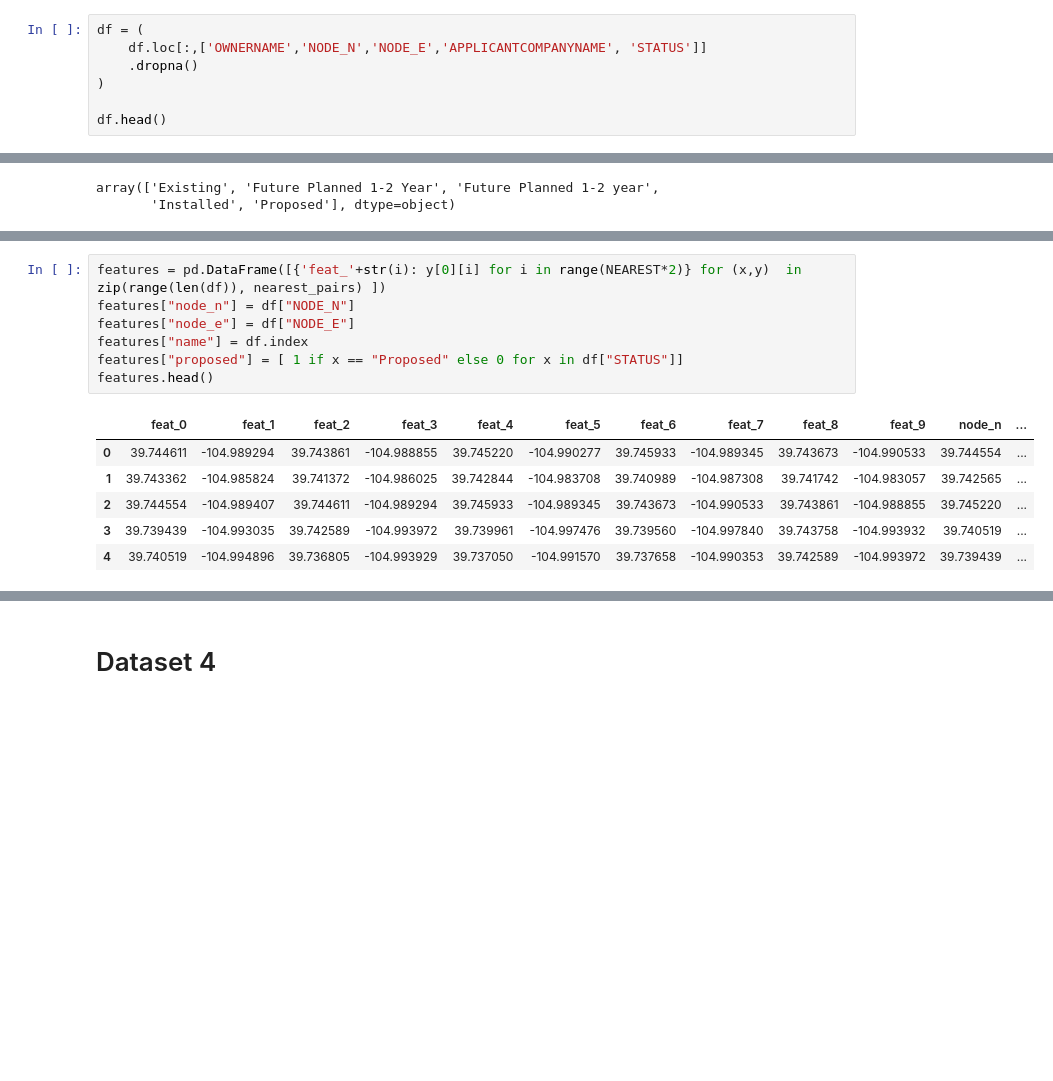
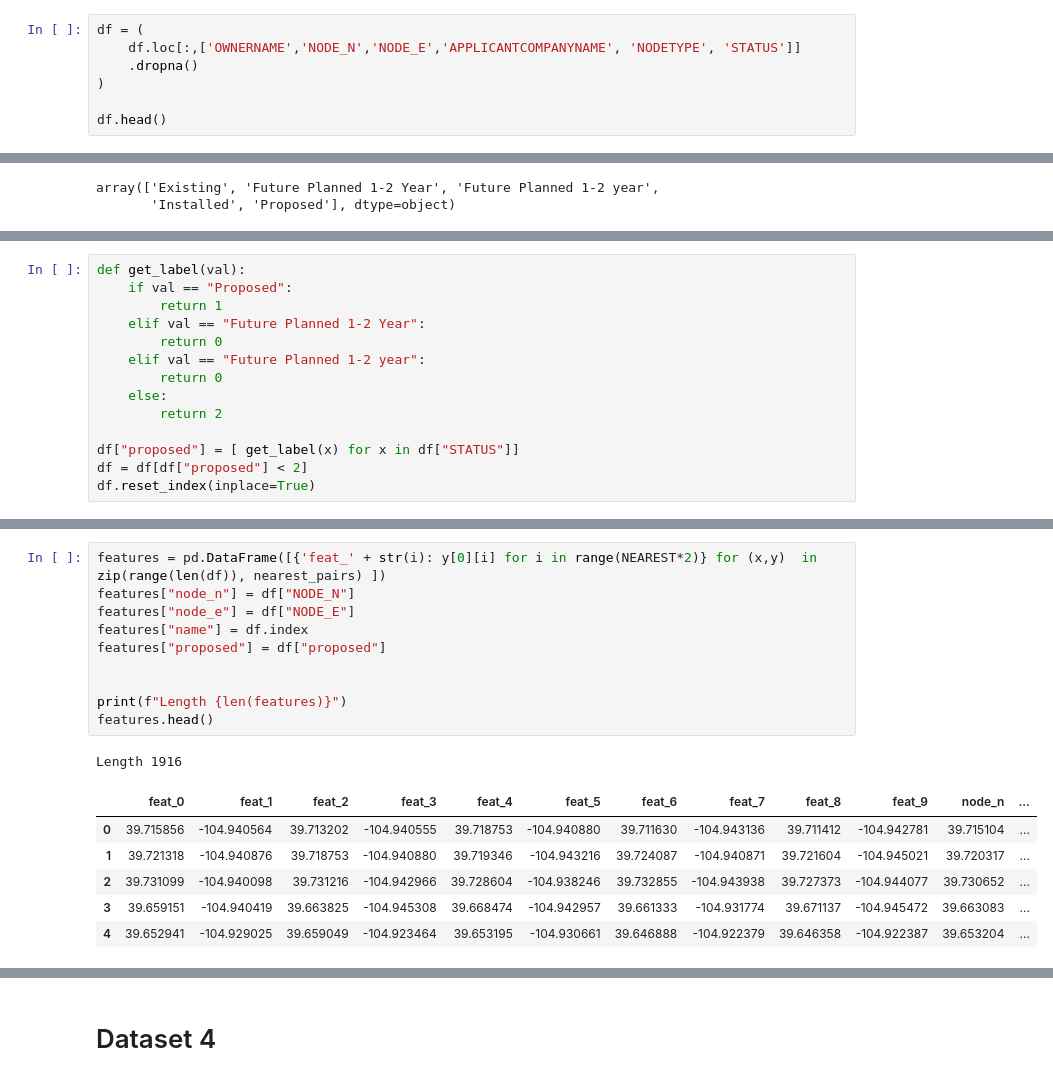
Before and after one commit to Interactive-Coventry/EXPLOR_network_slicing, a Jupyter notebook: test.ipynb, the cells around one changed output, grey strips where cells are left out. Drawn from its saved outputs; the diff is of its cells as text; blank space fills up the shorter version.

```diff
--- a/test.ipynb
+++ b/test.ipynb
@@ -562,7 +546,7 @@ Target col: slice Type
 5 rows × 22 columns
 # %%
 df = (
-    df.loc[:,['OWNERNAME','NODE_N','NODE_E','APPLICANTCOMPANYNAME', 'STATUS']]
+    df.loc[:,['OWNERNAME','NODE_N','NODE_E','APPLICANTCOMPANYNAME', 'NODETYPE', 'STATUS']]
     .dropna()
 )
 
@@ -657,4 +659,18 @@ Num cols: 22. Num rows: 1482.
 [interactive output not drawn]
+# %%
+def get_label(val):
+    if val == "Proposed":
+        return 1
+    elif val == "Future Planned 1-2 Year":
+        return 0
+    elif val == "Future Planned 1-2 year":
+        return 0
+    else:
+        return 2
+
+df["proposed"] = [ get_label(x) for x in df["STATUS"]]
+df = df[df["proposed"] < 2]
+df.reset_index(inplace=True)
 # %%
 NEAREST = 5
 
@@ -706,16 +720,20 @@ connections.head()
 # %%
-features = pd.DataFrame([{'feat_'+str(i): y[0][i] for i in range(NEAREST*2)} for (x,y)  in zip(range(len(df)), nearest_pairs) ])
+features = pd.DataFrame([{'feat_' + str(i): y[0][i] for i in range(NEAREST*2)} for (x,y)  in zip(range(len(df)), nearest_pairs) ])
 features["node_n"] = df["NODE_N"]
 features["node_e"] = df["NODE_E"]
 features["name"] = df.index
-features["proposed"] = [ 1 if x == "Proposed" else 0 for x in df["STATUS"]]
+features["proposed"] = df["proposed"]
+
+
+print(f"Length {len(features)}")
 features.head()
 # %% [output]
+Length 1916
 |  | feat_0 | feat_1 | feat_2 | feat_3 | feat_4 | feat_5 | feat_6 | feat_7 | feat_8 | feat_9 | node_n | ... |
-| 0 | 39.744611 | -104.989294 | 39.743861 | -104.988855 | 39.745220 | -104.990277 | 39.745933 | -104.989345 | 39.743673 | -104.990533 | 39.744554 | ... |
-| 1 | 39.743362 | -104.985824 | 39.741372 | -104.986025 | 39.742844 | -104.983708 | 39.740989 | -104.987308 | 39.741742 | -104.983057 | 39.742565 | ... |
-| 2 | 39.744554 | -104.989407 | 39.744611 | -104.989294 | 39.745933 | -104.989345 | 39.743673 | -104.990533 | 39.743861 | -104.988855 | 39.745220 | ... |
-| 3 | 39.739439 | -104.993035 | 39.742589 | -104.993972 | 39.739961 | -104.997476 | 39.739560 | -104.997840 | 39.743758 | -104.993932 | 39.740519 | ... |
-| 4 | 39.740519 | -104.994896 | 39.736805 | -104.993929 | 39.737050 | -104.991570 | 39.737658 | -104.990353 | 39.742589 | -104.993972 | 39.739439 | ... |
+| 0 | 39.715856 | -104.940564 | 39.713202 | -104.940555 | 39.718753 | -104.940880 | 39.711630 | -104.943136 | 39.711412 | -104.942781 | 39.715104 | ... |
+| 1 | 39.721318 | -104.940876 | 39.718753 | -104.940880 | 39.719346 | -104.943216 | 39.724087 | -104.940871 | 39.721604 | -104.945021 | 39.720317 | ... |
+| 2 | 39.731099 | -104.940098 | 39.731216 | -104.942966 | 39.728604 | -104.938246 | 39.732855 | -104.943938 | 39.727373 | -104.944077 | 39.730652 | ... |
+| 3 | 39.659151 | -104.940419 | 39.663825 | -104.945308 | 39.668474 | -104.942957 | 39.661333 | -104.931774 | 39.671137 | -104.945472 | 39.663083 | ... |
+| 4 | 39.652941 | -104.929025 | 39.659049 | -104.923464 | 39.653195 | -104.930661 | 39.646888 | -104.922379 | 39.646358 | -104.922387 | 39.653204 | ... |
 # %%
 import matplotlib.pyplot as plt
```
Also changed, not shown: parts of 36 cells of this notebook, 2 other files.
